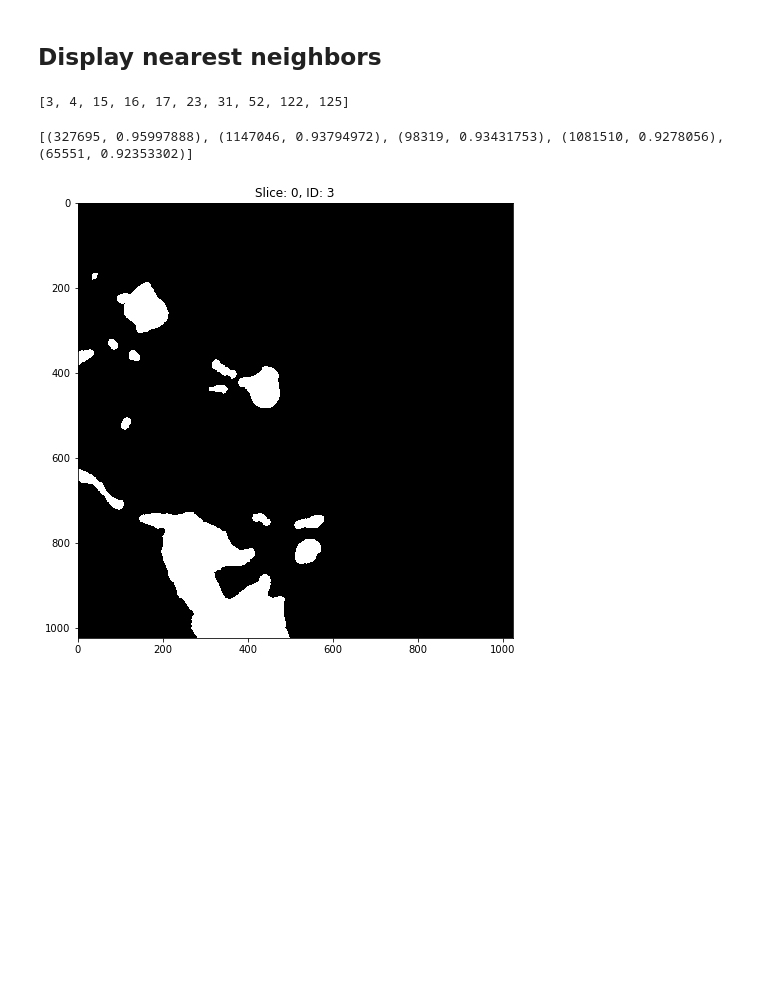
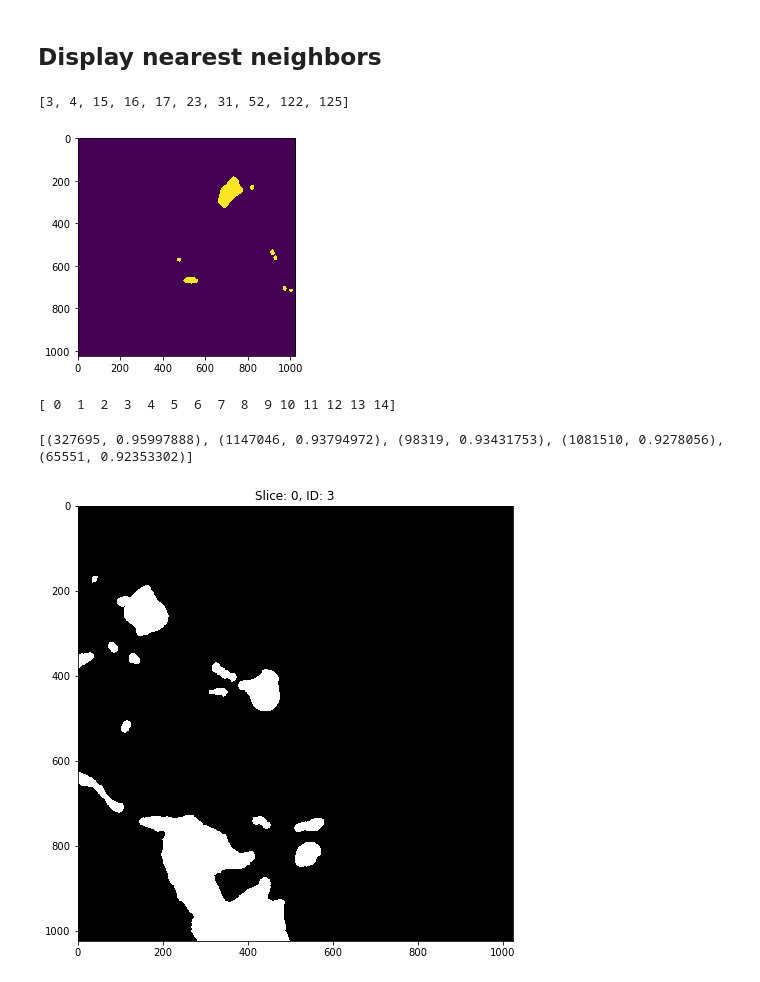
Before and after one commit to seung-lab/metric_segmentation, a Jupyter notebook: analysis/nearest_neighbors.ipynb, the cells around one changed output. Drawn from its saved outputs; the diff is of its cells as text; code cells hidden in the pictures; blank space fills up the shorter version.

```diff
--- a/analysis/nearest_neighbors.ipynb
+++ b/analysis/nearest_neighbors.ipynb
@@ -92,6 +92,14 @@ Processing img: 63
 list(centroids_dev)[:10]
 # %% [output]
 [3, 4, 15, 16, 17, 23, 31, 52, 122, 125]
+# %%
+labels_dev = measure.label(seg_imgs_dev[0]==3, background=0)
+# %%
+plt.imshow(seg_imgs[0] == 2);plt.show()
+print(np.unique(labels_dev))
+# %% [output]
+[figure, added]
+[ 0  1  2  3  4  5  6  7  8  9 10 11 12 13 14]
 # %%
 def show_k_nearest(vec_id, k, vectors):
     knn = nearest_vectors.k_nearest_neighbors(vectors, vec_id, k)
```
Also changed, not shown: 1 other file.
